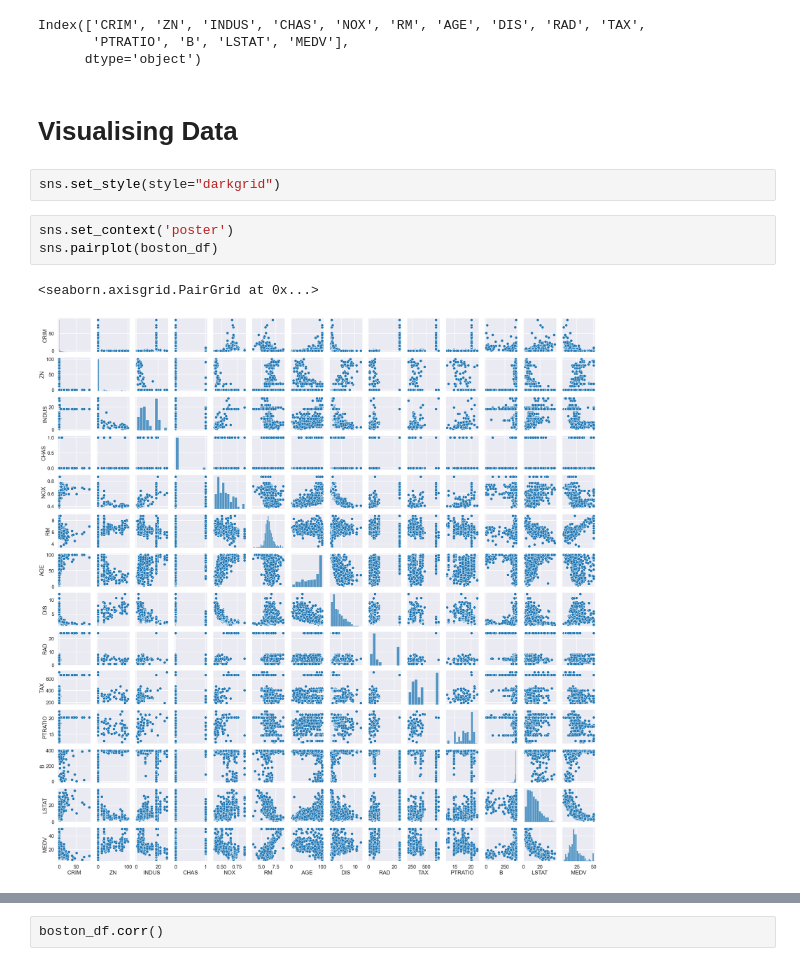
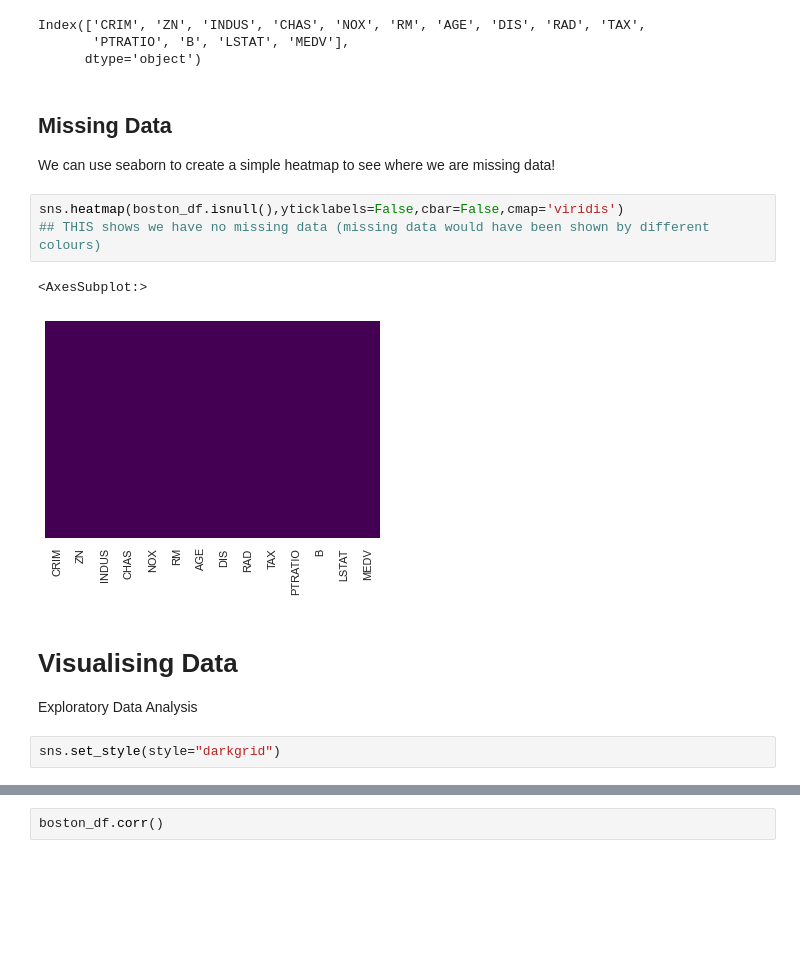
Before and after one commit to Jaidev-rawat/House-Price-Pridiction, a Jupyter notebook: House Price Prediction 2.ipynb, the cells around one changed output, grey strips where cells are left out. Saved outputs shown, nothing was run; the diff lists cells and outputs as text; blank space fills up the shorter version.

```diff
--- a/House Price Prediction 2.ipynb
+++ b/House Price Prediction 2.ipynb
@@ -92,14 +94,18 @@ boston_df.columns
 Index(['CRIM', 'ZN', 'INDUS', 'CHAS', 'NOX', 'RM', 'AGE', 'DIS', 'RAD', 'TAX',
        'PTRATIO', 'B', 'LSTAT', 'MEDV'],
       dtype='object')
+# %% [markdown]
+## Missing Data
+We can use seaborn to create a simple heatmap to see where we are missing data!
+# %%
+sns.heatmap(boston_df.isnull(),yticklabels=False,cbar=False,cmap='viridis')
+## THIS shows we have no missing data (missing data would have been shown by different colours)
+# %% [output]
+<AxesSubplot:>
+[figure, added]
 # %% [markdown]
 # Visualising Data
+   Exploratory Data Analysis
 # %%
 sns.set_style(style="darkgrid")
-# %%
-sns.set_context('poster')
-sns.pairplot(boston_df)
-# %% [output]
-<seaborn.axisgrid.PairGrid at 0x...>
-[figure, removed]
 # %%
```
Also changed, not shown: parts of 35 cells of this notebook.
